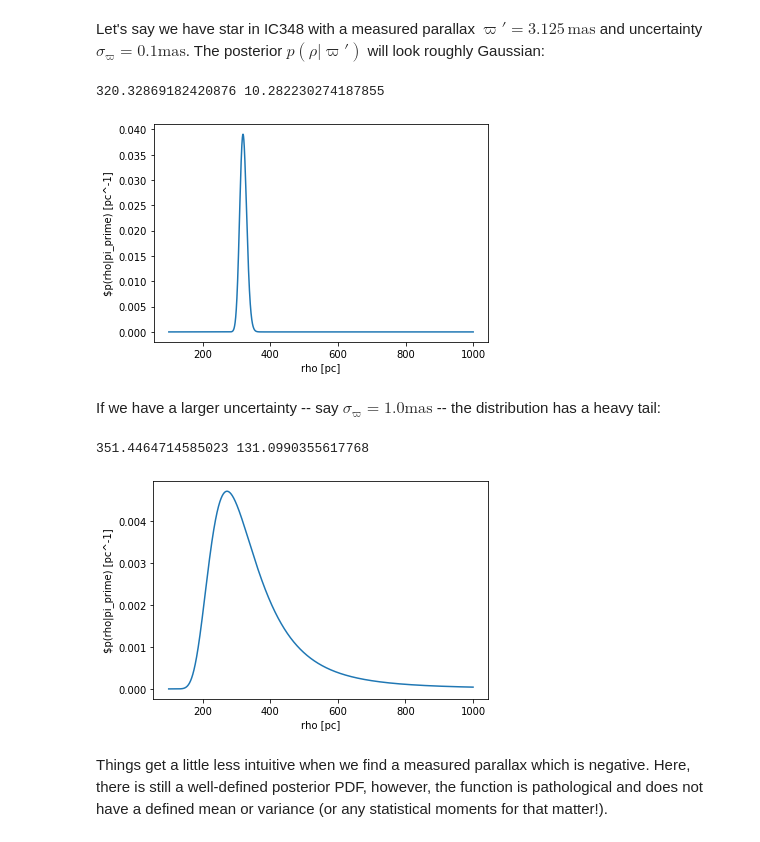
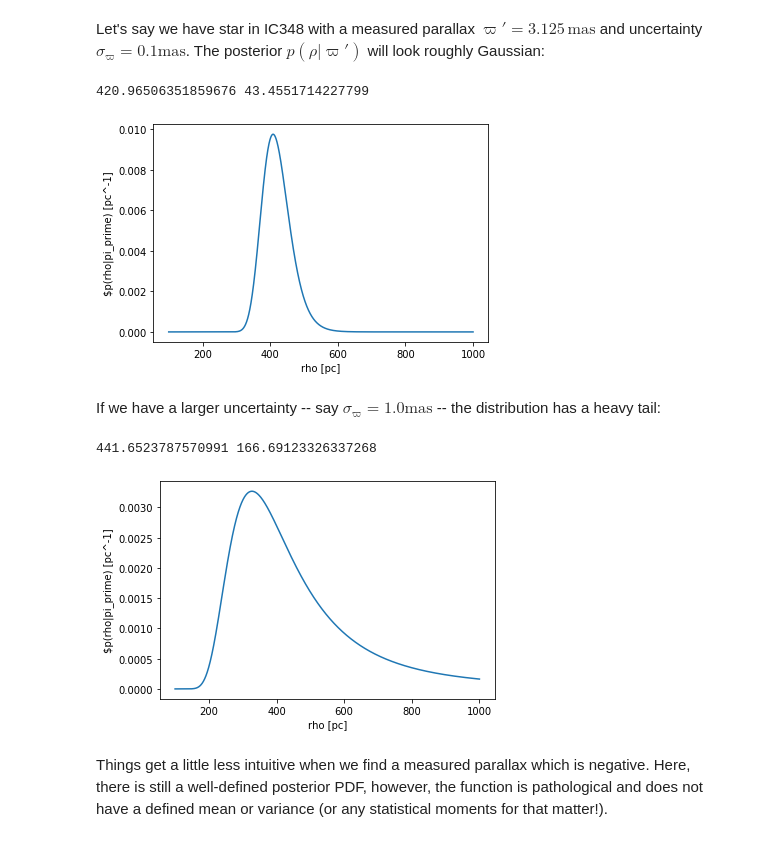
Before and after one commit to odlomax/LEAPS2019, a Jupyter notebook: Gaia_distance_stats.ipynb, the cells around one changed output. Drawn from its saved outputs; the diff is of its cells as text; code cells hidden in the pictures.

```diff
--- a/Gaia_distance_stats.ipynb
+++ b/Gaia_distance_stats.ipynb
@@ -127,20 +127,20 @@ def plot_posterior(rho,likelihood,li_args,prior=None,pr_args=None):
 Let's say we have star in IC348 with a measured parallax $\varpi'=3.125\,\mathrm{mas}$ and uncertainty $\sigma_\varpi=0.1\mathrm{mas}$. The posterior $p(\rho|\varpi')$ will look roughly Gaussian:
 # %%
 rho=np.linspace(100.,1000.,10000)
-pi_prime=3.125e-3
-sigma_pi=1.e-4
+pi_prime=2.4e-3
+sigma_pi=2.4e-4
 plot_posterior(rho,rho_likelihood,[pi_prime,sigma_pi])
 # %% [output]
-320.32869182420876 10.282230274187855
+420.96506351859676 43.4551714227799
-[figure, old version]
+[figure, new version]
 # %% [markdown]
 If we have a larger uncertainty -- say $\sigma_\varpi=1.0\mathrm{mas}$ -- the distribution has a heavy tail:
 # %%
 sigma_pi=1.e-3
 plot_posterior(rho,rho_likelihood,[pi_prime,sigma_pi])
 # %% [output]
-351.4464714585023 131.0990355617768
+441.6523787570991 166.69123326337268
-[figure, old version]
+[figure, new version]
 # %% [markdown]
 Things get a little less intuitive when we find a measured parallax which is negative. Here, there is still a well-defined posterior PDF, however, the function is pathological and does not have a defined mean or variance (or any statistical moments for that matter!).
 # %%
```
Also changed, not shown: parts of 1 cell of this notebook, 6 other files.
